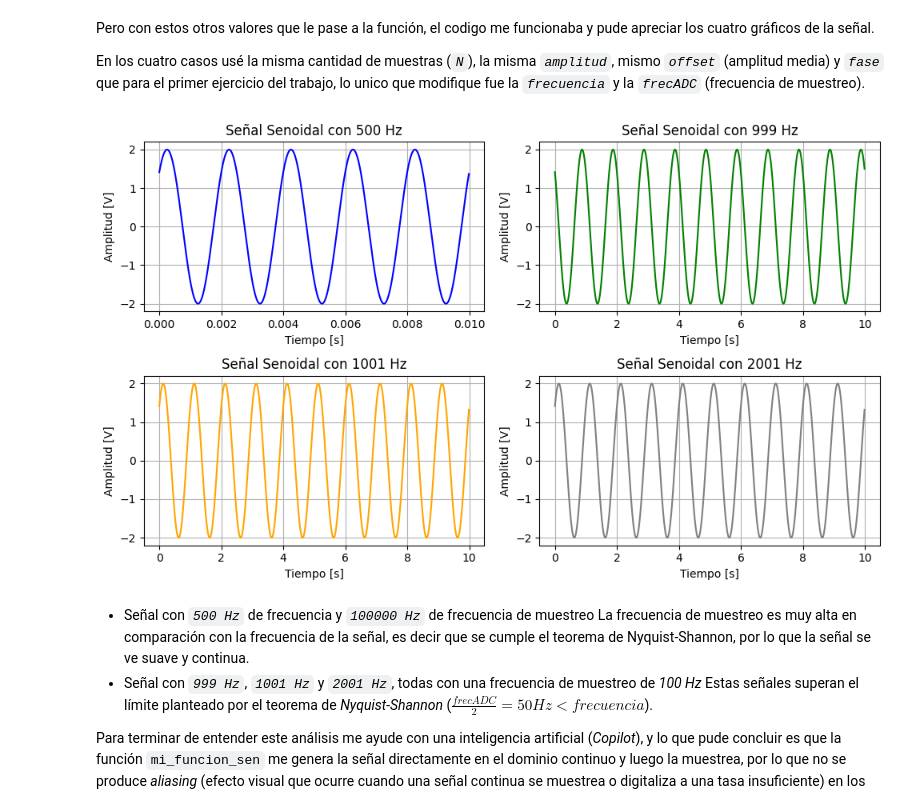
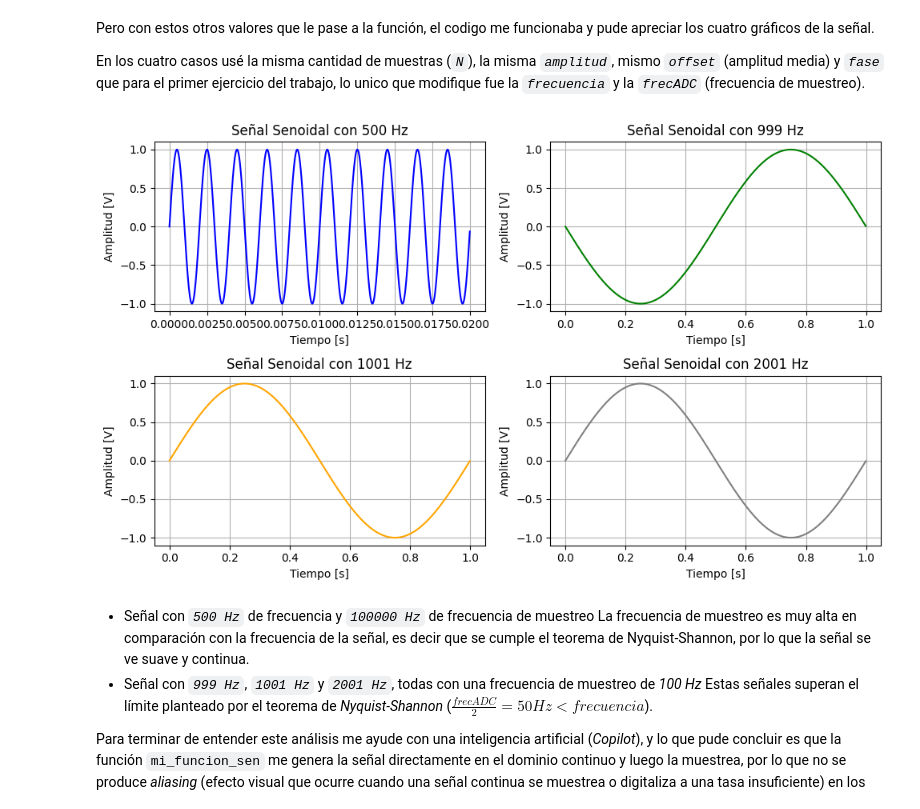
Before and after one commit to Catalina-git/APS, a Jupyter notebook: TP0 - Primeros pasos en la simulacion/TS0 - Primeros pasos en la simulación.ipynb, the cells around one changed output. Saved outputs shown, nothing was run; the diff lists cells and outputs as text; code cells hidden in the pictures.

```diff
--- a/TP0 - Primeros pasos en la simulacion/TS0 - Primeros pasos en la simulación.ipynb
+++ b/TP0 - Primeros pasos en la simulacion/TS0 - Primeros pasos en la simulación.ipynb
@@ -121,6 +121,24 @@ Busque información y encontre el teorema de **"Nyquist-Shannon"**, el cual esta
 De todas maneras, no termino de entender este teorema, porque si hago que en todas las frecuencias se cumpla, ninguna señal se observa bien.
 # %%
 # EJERCICIO BONUS (SIGUIENDO EL TEOREMA DE NYQUIST-SHANNON)
+
+# Defino mi funcion
+def mi_funcion_sen(amplitud = 1, offset = 0, frecuencia = 1, fase = 0, N = 1000, frecADC = 1000):
+    """
+    - amplitud: es la amplitud maxima. [amplitud] = [V]
+    - offset: es mi amplitud media. [offset] = [V]
+    - frecuencia: es la frecuencia de la señal. [frecuencia] = [Hz]
+    - fase: es la fase inicial. [fase] = [rad]
+    - N: es la cantidad de muestras a generar
+    - frecADC: es la frecuencia de muestreo del ADC. [frecADC] = [Hz]
+    """
+    Ts = 1/frecADC # Es el tiempo en el cual se toma cada muestra
+
+    tt = np.arange(start = 0, stop= N*Ts, step = Ts)
+
+    xx = amplitud * np.sin(2 * np.pi * frecuencia * tt + fase) + offset
+
+    return tt, xx
 
 # Genero otra ventana para los graficos
 plt.figure(figsize=(10, 6))  # Tamaño de la figura (ancho, alto)
@@ -171,50 +189,68 @@ Pero con estos otros valores que le pase a la función, el codigo me funcionaba
 En los cuatro casos usé la misma cantidad de muestras (*`N`*), la misma *`amplitud`*, mismo *`offset`* (amplitud media) y *`fase`* que para el primer ejercicio del trabajo, lo unico que modifique fue la *`frecuencia`* y la *`frecADC`* (frecuencia de muestreo).
 # %%
 # EJERCICIO BONUS
+
+# Defino mi funcion
+def mi_funcion_sen(amplitud = 1, offset = 0, frecuencia = 1, fase = 0, N = 1000, frecADC = 1000):
+    """
+    - amplitud: es la amplitud maxima. [amplitud] = [V]
+    - offset: es mi amplitud media. [offset] = [V]
+    - frecuencia: es la frecuencia de la señal. [frecuencia] = [Hz]
+    - fase: es la fase inicial. [fase] = [rad]
+    - N: es la cantidad de muestras a generar
+    - frecADC: es la frecuencia de muestreo del ADC. [frecADC] = [Hz]
+    """
+    Ts = 1/frecADC # Es el tiempo en el cual se toma cada muestra
+
+    tt = np.arange(start = 0, stop= N*Ts, step = Ts)
+
+    xx = amplitud * np.sin(2 * np.pi * frecuencia * tt + fase) + offset
+
+    return tt, xx
 
 # Genero otra ventana para los graficos
 plt.figure(figsize=(10, 6))  # Tamaño de la figura (ancho, alto)
 
-# Señal 500 Hz
+# Señal 500 Hz, es Nyquist
 plt.subplot(2, 2, 1)
-tt, xx = mi_funcion_sen(2, 0, 500, np.pi/4, 1000, 100000)
+tt, xx = mi_funcion_sen(1, 0, 500, 0, 1000, 50000)
 plt.plot(tt, xx, '-', color='blue')
 plt.title("Señal Senoidal con 500 Hz")
 plt.xlabel("Tiempo [s]")
 plt.ylabel("Amplitud [V]")
 plt.grid(True)
 
 # Señal 999 Hz
 plt.subplot(2, 2, 2)
-tt, xx = mi_funcion_sen(2, 0, 999, np.pi/4, 1000, 100)
+tt, xx = mi_funcion_sen(1, 0, 999, 0, 1000, 1000)
 plt.plot(tt, xx, '-', color='green')
 plt.title("Señal Senoidal con 999 Hz")
 plt.xlabel("Tiempo [s]")
 plt.ylabel("Amplitud [V]")
 plt.grid(True)
 
 # Señal 1001 Hz
 plt.subplot(2, 2, 3)
-tt, xx = mi_funcion_sen(2, 0, 1001, np.pi/4, 1000, 100)
+tt, xx = mi_funcion_sen(1, 0, 1001, 0, 1000, 1000)
 plt.plot(tt, xx, '-', color='orange')
 plt.title("Señal Senoidal con 1001 Hz")
 plt.xlabel("Tiempo [s]")
 plt.ylabel("Amplitud [V]")
 plt.grid(True)
 
 # Señal 2001 Hz
 plt.subplot(2, 2, 4)
-tt, xx = mi_funcion_sen(2, 0, 2001, np.pi/4, 1000, 100)
+tt, xx = mi_funcion_sen(1, 0, 2001, 0, 1000, 1000)
 plt.plot(tt, xx, '-', color='grey')
 plt.title("Señal Senoidal con 2001 Hz")
 plt.xlabel("Tiempo [s]")
 plt.ylabel("Amplitud [V]")
 plt.grid(True)
 
 plt.tight_layout()
 plt.show()
 # %% [output]
-[figure, old version]
+[figure, new version]
 # %% [markdown]
 - Señal con *`500 Hz`* de frecuencia y *`100000 Hz`* de frecuencia de muestreo
   La frecuencia de muestreo es muy alta en comparación con la frecuencia de la señal, es decir que se cumple el teorema de Nyquist-Shannon, por lo que la señal se ve suave y continua.
```
Also changed, not shown: parts of 2 cells of this notebook, 1 other file.
